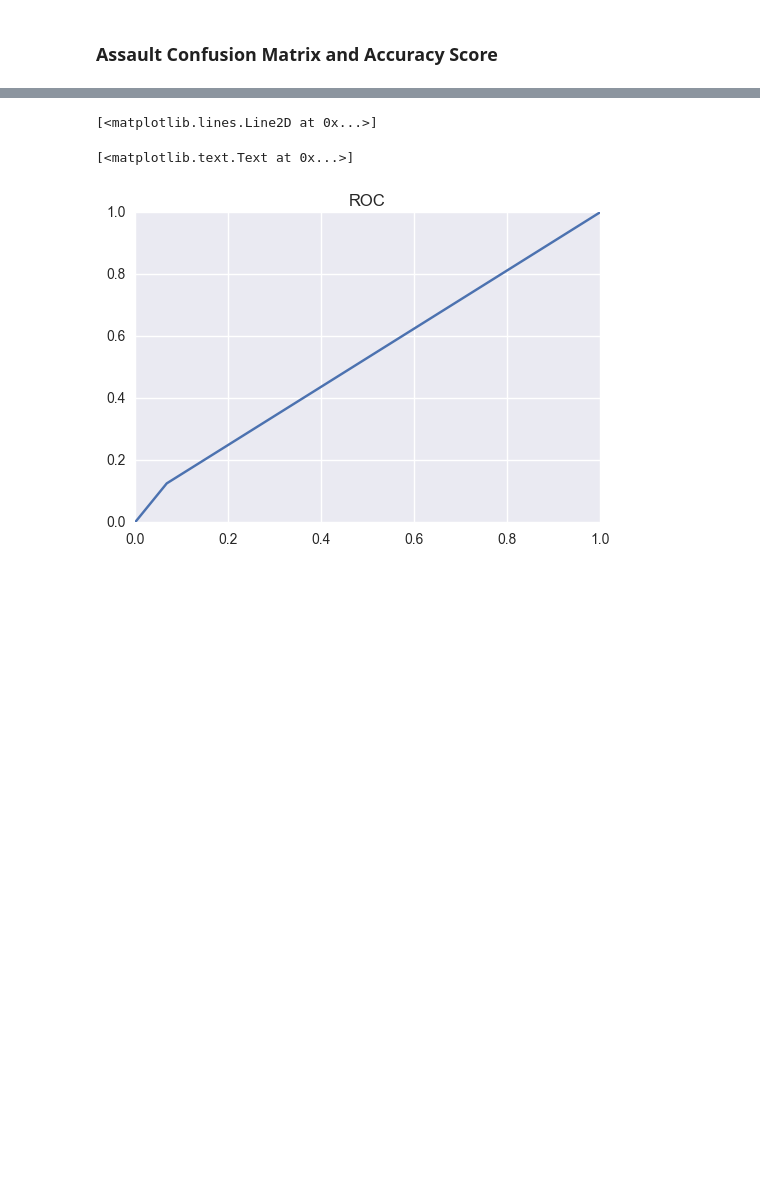
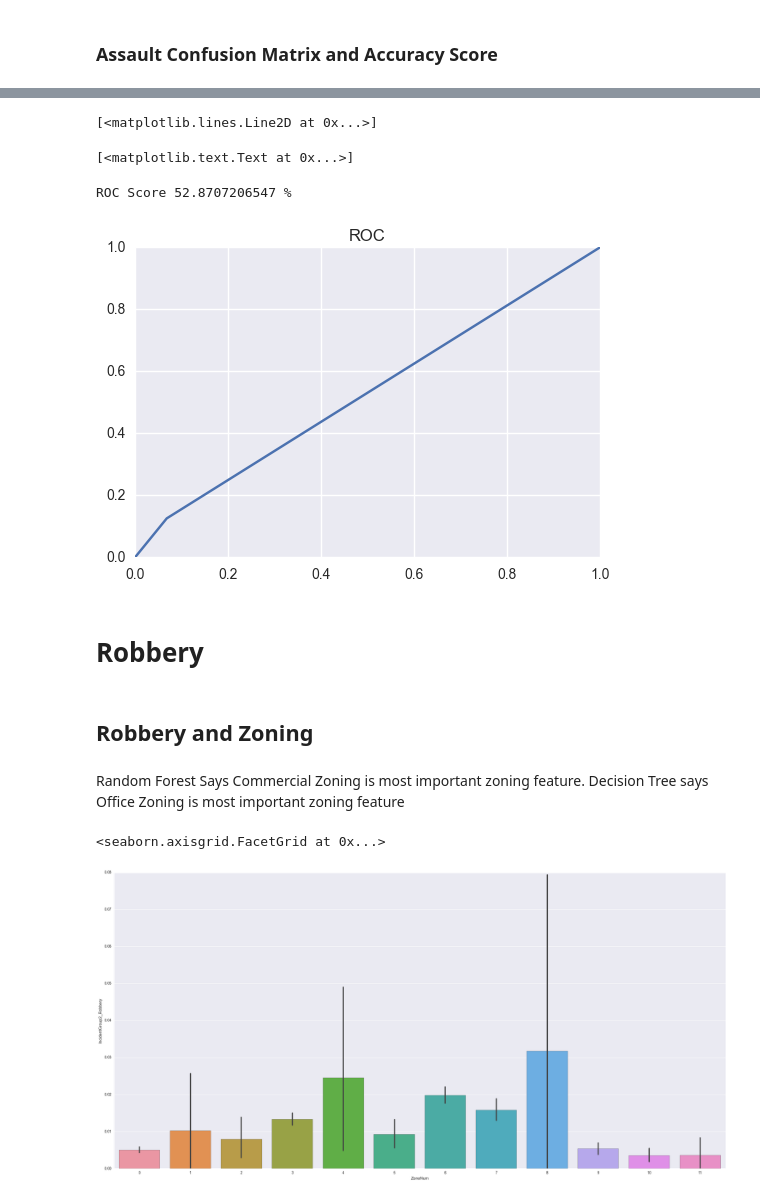
Before and after one commit to akell47/DataSciCourse, a Jupyter notebook: projects/DPD_Project/Incidents_Model.ipynb, the cells around one changed output, grey strips where cells are left out. Cells and saved outputs as stored; diff of their text form; code cells hidden in the pictures; blank space fills up the shorter version.

```diff
--- a/projects/DPD_Project/Incidents_Model.ipynb
+++ b/projects/DPD_Project/Incidents_Model.ipynb
@@ -1231,7 +1256,22 @@ val = metrics.roc_curve(y_test_Assault, y_pred_Assault)
 
 ax.plot(val[0], val[1])
 ax.set(title = "ROC")
+
+print "ROC Score {} %".format(metrics.roc_auc_score(y_test_Assault, y_pred_Assault)*100)
 # %% [output]
 [<matplotlib.lines.Line2D at 0x...>]
 [<matplotlib.text.Text at 0x...>]
+ROC Score 52.8707206547 %
 [figure]
+# %% [markdown]
+# Robbery
+# %% [markdown]
+## Robbery and Zoning
+# %% [markdown]
+Random Forest Says Commercial Zoning is most important zoning feature. Decision Tree says Office Zoning is most important zoning feature
+# %%
+sb.factorplot(x = "ZoneNum", y = "IncidentGroup2_Robbery", data = dfMCats, kind = "bar", size = 12, aspect =2)
+# Robbery Frequency and Zoning
+# %% [output]
+<seaborn.axisgrid.FacetGrid at 0x...>
+[figure, added]
```
Also changed, not shown: parts of 23 cells of this notebook.
